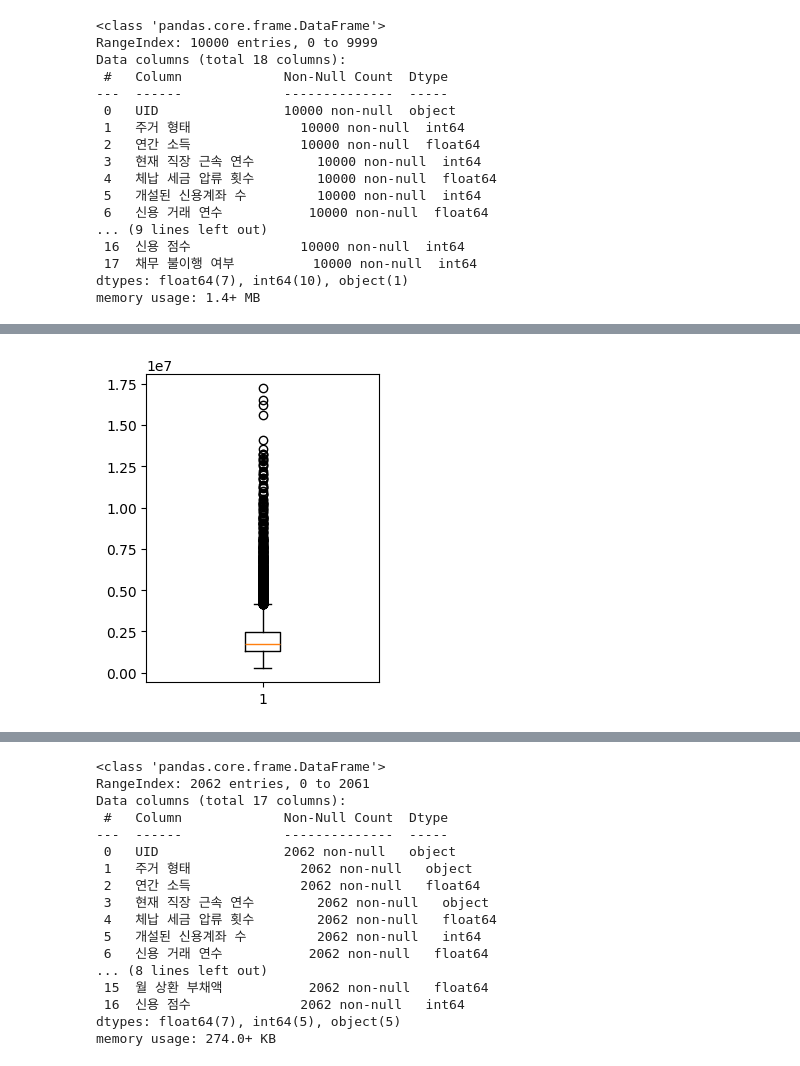
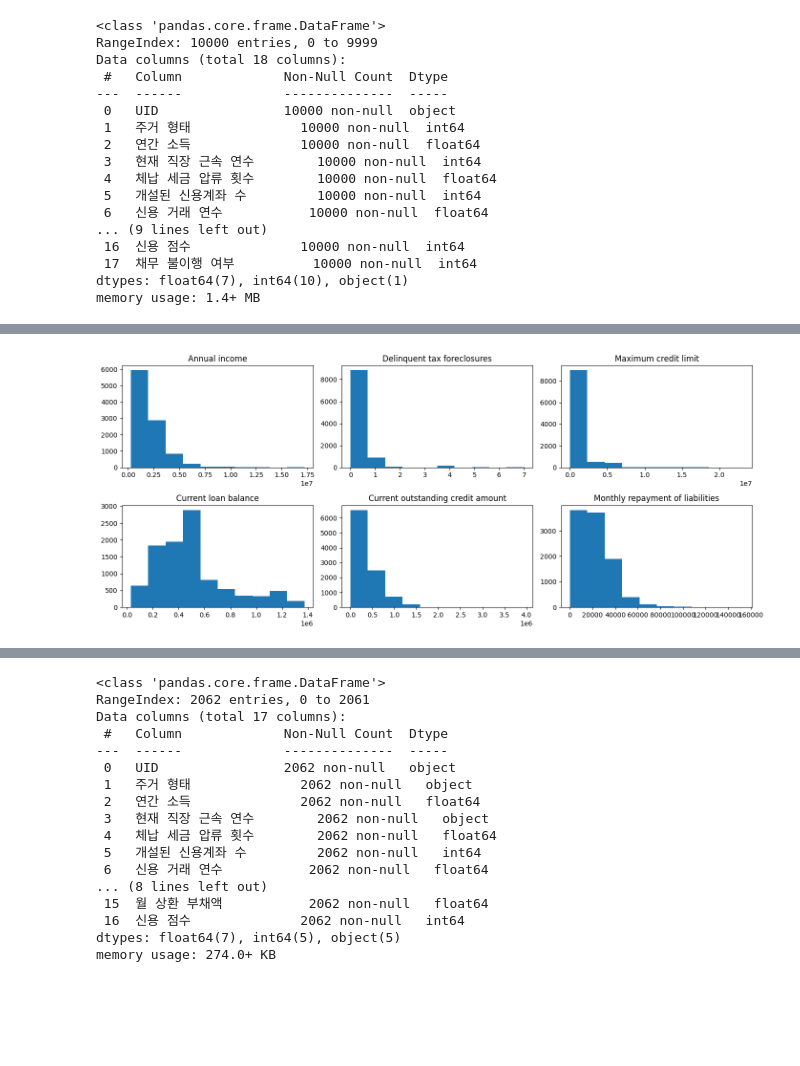
Before and after one commit to jeyday/DACON_Prediction_for_Default, a Jupyter notebook: Prediction for Default.ipynb, the cells around one changed output, grey strips where cells are left out. Drawn from its saved outputs; the diff is of its cells as text; code cells hidden in the pictures; blank space fills up the shorter version.

```diff
--- a/Prediction for Default.ipynb
+++ b/Prediction for Default.ipynb
@@ -53,11 +43,11 @@ memory usage: 1.4+ MB
 # %%
 # 결측치가 없음을 확인
 # object 데이터 LabelEncoding 변환
-column_list = list(df_train.columns)
-column_list = column_list[1:2] + column_list[3:4] + column_list[11:13]
+encoding_list = list(df_train.columns)
+encoding_list = encoding_list[1:2] + encoding_list[3:4] + encoding_list[11:13]
 
 encoder = LabelEncoder()
-for i in column_list:
+for i in encoding_list:
   encoder.fit(df_train[i])
   df_train[i] = encoder.transform(df_train[i])
 
@@ -108,10 +76,29 @@ df_train.corr()
-# %%
-# 각 데이터별 boxplot 시각화
-plt.figure(figsize = (3,4))
-plt.boxplot(df_train['연간 소득'])
-plt.show()
-# %% [output]
-[figure, removed]
+# %%
+# 각 데이터별 boxplot 시각화
+fig, axes = plt.subplots(2, 3, figsize = (14, 6))
+
+axes[0,0].hist(df_train['연간 소득'])
+axes[0,0].set_title('Annual income')
+
+axes[0,1].hist(df_train['체납 세금 압류 횟수'])
+axes[0,1].set_title('Delinquent tax foreclosures')
+
+axes[0,2].hist(df_train['최대 신용한도'])
+axes[0,2].set_title('Maximum credit limit')
+
+axes[1,0].hist(df_train['현재 대출 잔액'])
+axes[1,0].set_title('Current loan balance')
+
+axes[1,1].hist(df_train['현재 미상환 신용액'])
+axes[1,1].set_title('Current outstanding credit amount')
+
+axes[1,2].hist(df_train['월 상환 부채액'])
+axes[1,2].set_title('Monthly repayment of liabilities')
+
+plt.tight_layout()
+plt.show()
+# %% [output]
+[figure, added]
 # %%
 # 데이터 이상치 제거
 df_train.drop(index = df_train[df_train['연간 소득'] >= 15000000].index, inplace = True)
```
Also changed, not shown: parts of 9 cells of this notebook.
